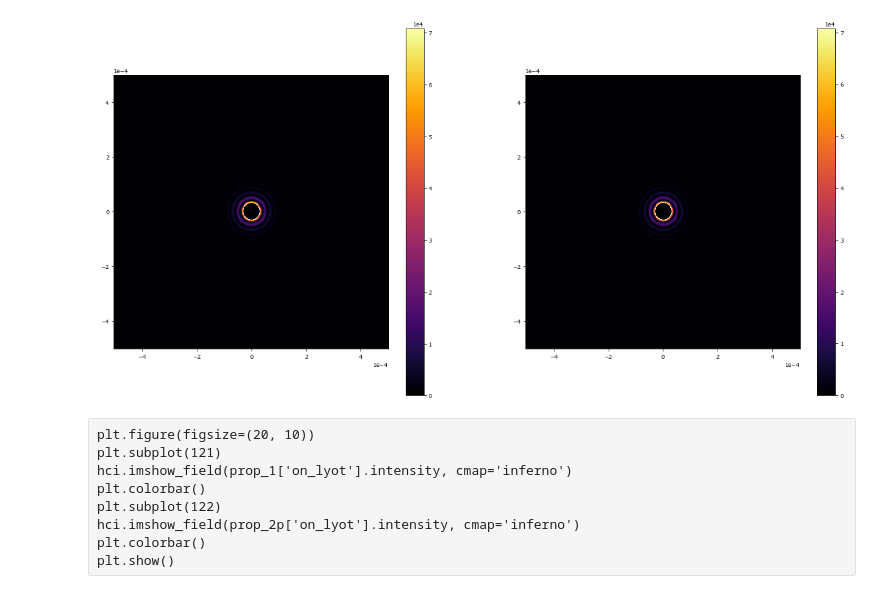
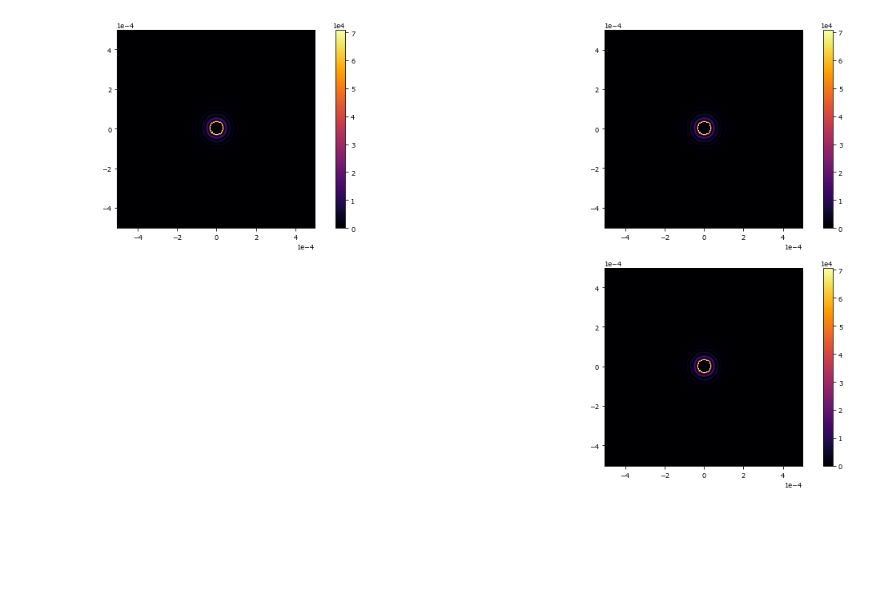
Before and after one commit to chen-pin/sleec, a Jupyter notebook: source/sampling_effects.ipynb, the cells around one changed output. Drawn from its saved outputs; the diff is of its cells as text; code cells hidden in the pictures; blank space fills up the shorter version.

```diff
--- a/source/sampling_effects.ipynb
+++ b/source/sampling_effects.ipynb
@@ -95,20 +123,14 @@ plt.show()
 # %%
 plt.figure(figsize=(20, 10))
-plt.subplot(121)
+plt.subplot(221)
 hci.imshow_field(prop_1['fpm'].intensity, cmap='inferno')
 plt.colorbar()
-plt.subplot(122)
+plt.subplot(222)
+hci.imshow_field(prop_2p['fpm'].intensity, cmap='inferno')
+plt.colorbar()
+plt.subplot(224)
 hci.imshow_field(prop_2p['fpm'].intensity, cmap='inferno')
 plt.colorbar()
 plt.show()
 # %% [output]
-[figure, old version]
+[figure, new version]
-# %% [raw]
-plt.figure(figsize=(20, 10))
-plt.subplot(121)
-hci.imshow_field(prop_1['on_lyot'].intensity, cmap='inferno')
-plt.colorbar()
-plt.subplot(122)
-hci.imshow_field(prop_2p['on_lyot'].intensity, cmap='inferno')
-plt.colorbar()
-plt.show()
```
Also changed, not shown: parts of 17 cells of this notebook.
